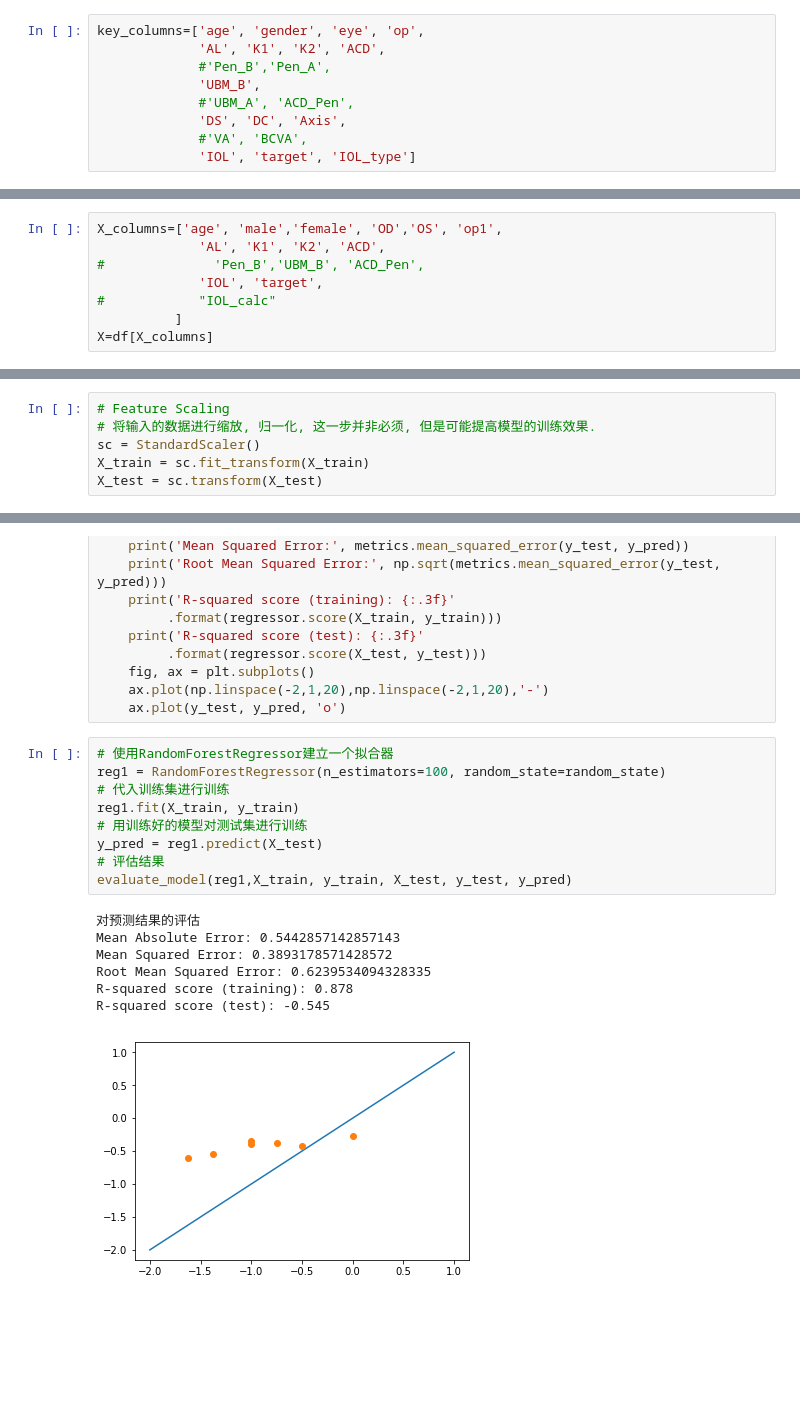
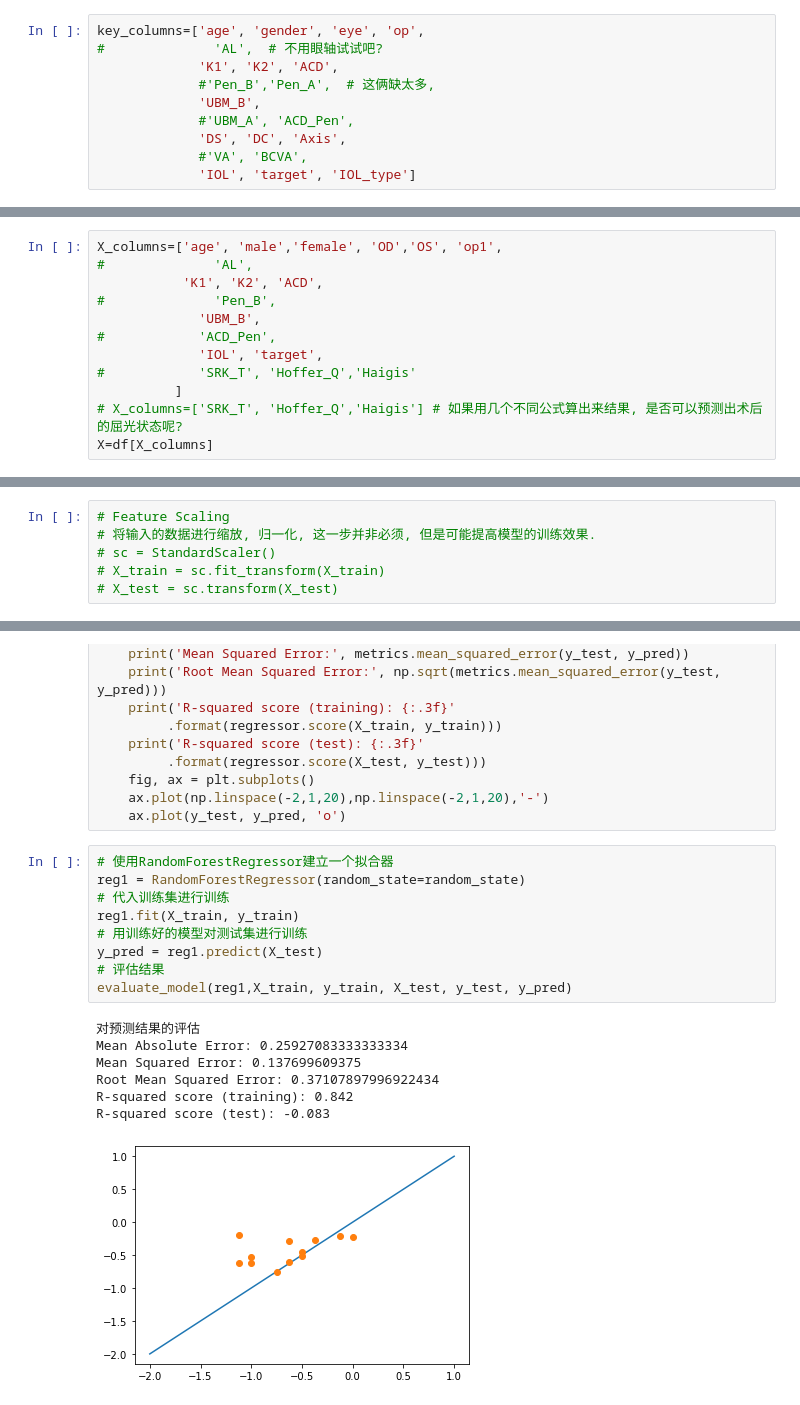
Before and after one commit to goldengrape/IOL-calculate-for-nanophthalmos, a Jupyter notebook: IOL_calc_for_nanophthalmo.ipynb, the cells around one changed output, grey strips where cells are left out. Drawn from its saved outputs; the diff is of its cells as text; blank space fills up the shorter version.

```diff
--- a/IOL_calc_for_nanophthalmo.ipynb
+++ b/IOL_calc_for_nanophthalmo.ipynb
@@ -79,8 +79,9 @@ df.head()
 对于其他关键的字段, 如果缺失数据, 则清除该行
 # %%
 key_columns=['age', 'gender', 'eye', 'op',
-             'AL', 'K1', 'K2', 'ACD',
-             #'Pen_B','Pen_A',
+#              'AL',  # 不用眼轴试试吧?
+             'K1', 'K2', 'ACD',
+             #'Pen_B','Pen_A',  # 这俩缺太多,
              'UBM_B',
              #'UBM_A', 'ACD_Pen',
              'DS', 'DC', 'Axis',
@@ -151,9 +165,13 @@ df.head()
 将清理后数据分成: X, y, 用X来估计y, 其中又要分成训练集和测试集.
 # %%
 X_columns=['age', 'male','female', 'OD','OS', 'op1',
-             'AL', 'K1', 'K2', 'ACD',
-#              'Pen_B','UBM_B', 'ACD_Pen',
+#              'AL',
+           'K1', 'K2', 'ACD',
+#              'Pen_B',
+             'UBM_B',
+#            'ACD_Pen',
              'IOL', 'target',
-#            "IOL_calc"
+#            'SRK_T', 'Hoffer_Q','Haigis'
           ]
+# X_columns=['SRK_T', 'Hoffer_Q','Haigis'] # 如果用几个不同公式算出来结果, 是否可以预测出术后的屈光状态呢?
 X=df[X_columns]
@@ -199,9 +226,9 @@ import numpy as np
 # %%
 # Feature Scaling
 # 将输入的数据进行缩放, 归一化, 这一步并非必须, 但是可能提高模型的训练效果.
-sc = StandardScaler()
-X_train = sc.fit_transform(X_train)
-X_test = sc.transform(X_test)
+# sc = StandardScaler()
+# X_train = sc.fit_transform(X_train)
+# X_test = sc.transform(X_test)
 # %%
 # 定义一个函数, 用来评估模型, 输出各种评估数据和绘图
 def evaluate_model(regressor, X_train, y_train, X_test, y_test, y_pred):
@@ -218,19 +245,19 @@ def evaluate_model(regressor, X_train, y_train, X_test, y_test, y_pred):
     ax.plot(y_test, y_pred, 'o')
 # %%
 # 使用RandomForestRegressor建立一个拟合器
-reg1 = RandomForestRegressor(n_estimators=100, random_state=random_state)
+reg1 = RandomForestRegressor(random_state=random_state)
 # 代入训练集进行训练
 reg1.fit(X_train, y_train)
 # 用训练好的模型对测试集进行训练
 y_pred = reg1.predict(X_test)
 # 评估结果
 evaluate_model(reg1,X_train, y_train, X_test, y_test, y_pred)
 # %% [output]
 对预测结果的评估
-Mean Absolute Error: 0.5442857142857143
-Mean Squared Error: 0.3893178571428572
-Root Mean Squared Error: 0.6239534094328335
-R-squared score (training): 0.878
-R-squared score (test): -0.545
+Mean Absolute Error: 0.25927083333333334
+Mean Squared Error: 0.137699609375
+Root Mean Squared Error: 0.37107897996922434
+R-squared score (training): 0.842
+R-squared score (test): -0.083
-[figure, old version]
+[figure, new version]
 # %% [markdown]
```
Also changed, not shown: parts of 26 cells of this notebook.
